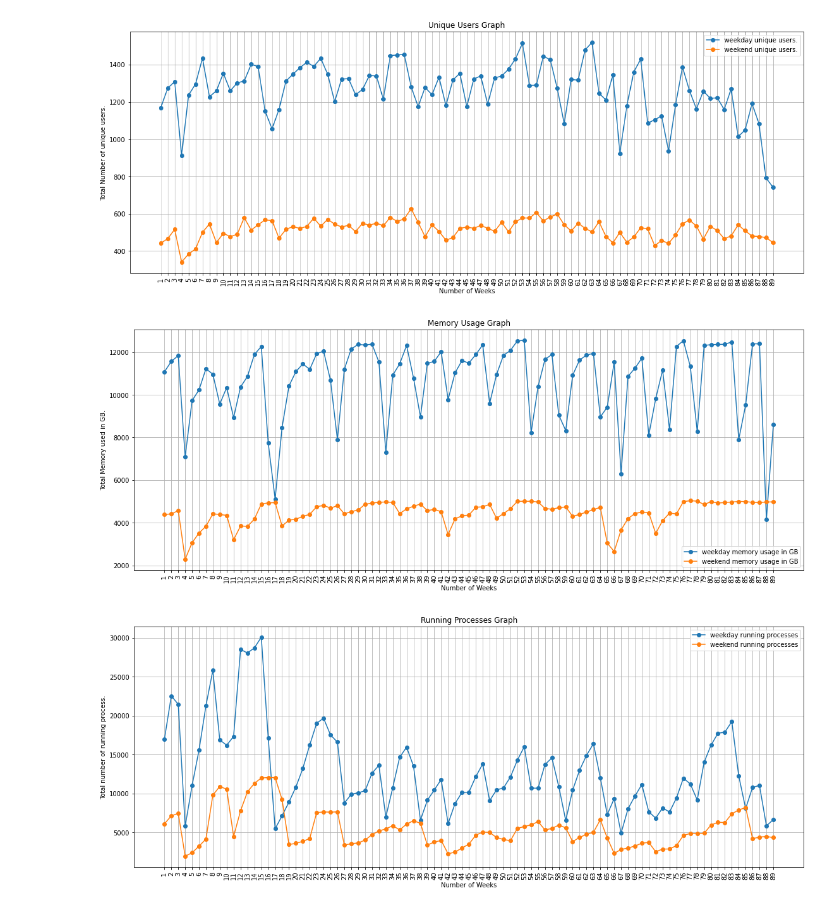
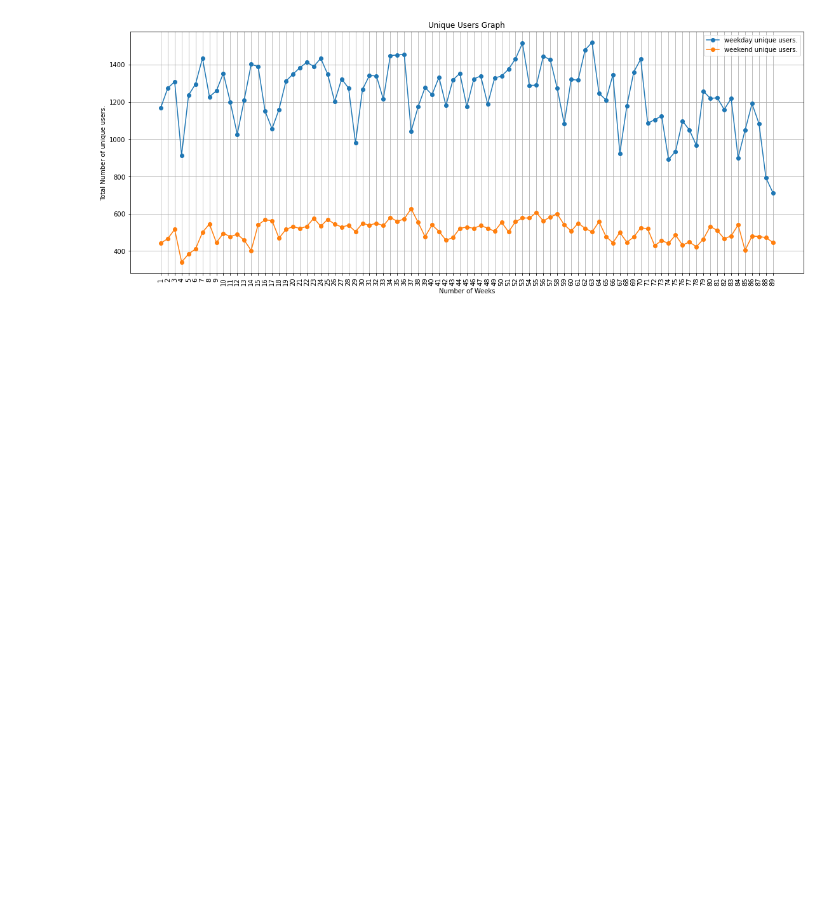
Before and after one commit to shubhamrastogi1810/SMC-Data_Challenge, a Jupyter notebook: Correlation.ipynb, the cells around one changed output. Drawn from its saved outputs; the diff is of its cells as text; code cells hidden in the pictures; blank space fills up the shorter version.

```diff
--- a/Correlation.ipynb
+++ b/Correlation.ipynb
@@ -48,11 +48,13 @@ def finding_correlation(arg):
             if date in lis and abc[arg].sum() != 0:
                 # if the sum is 0 that means the column of that date is not present in that dataframe.
                 # missing files.
-                weku.append(abc[arg].sum()//(len(abc)//5))
+                weku.append(abc[arg].sum()//(len(abc)//len(set(abc['login-node']))))
+
                 # hourly ratio for the values in ratio of 5:2 in the graph.
 
             if date not in lis and abc[arg].sum() != 0:
-                wu.append(abc[arg].sum()//(len(abc)//5))
+                wu.append(abc[arg].sum()//(len(abc)//len(set(abc['login-node']))))
+
                 # hourly ratio for the values in ratio of 5:2 in the graph.
 
         # appending the values at the end of every month the the main list of weekday v/s weekend usage.
@@ -80,34 +82,32 @@ def finding_correlation(arg):
         plt.plot(x_values,w_values,label='weekday unique users.',marker='o')
         plt.plot(x_values,we_values,label='weekend unique users.',marker='o')
         plt.legend()
     elif arg  == 'memory-used':
         plt.title('Memory Usage Graph')
         plt.ylabel('Total Memory used in GB.')
         plt.plot(x_values,w_values,label='weekday memory usage in GB',marker='o')
         plt.plot(x_values,we_values,label='weekend memory usage in GB',marker='o')
         plt.legend()
     elif arg  == 'running-process':
         plt.title('Running Processes Graph')
         plt.ylabel('Total number of running process.')
         plt.plot(x_values,w_values,label='weekday running processes',marker='o')
         plt.plot(x_values,we_values,label='weekend running processes',marker='o')
         plt.legend()
 
 
 
     plt.grid()
     plt.xticks(x_values,rotation=90)
     plt.show()
 
 
 
 
 # finding the correlation of following list values.
-relation = ['wusers','memory-used','running-process']
+relation = ['wusers','mem']
 
 for i in relation:
     finding_correlation(i)
 # %% [output]
-[figure, old version]
+[figure, new version]
-[figure, removed]
-[figure, removed]
```
